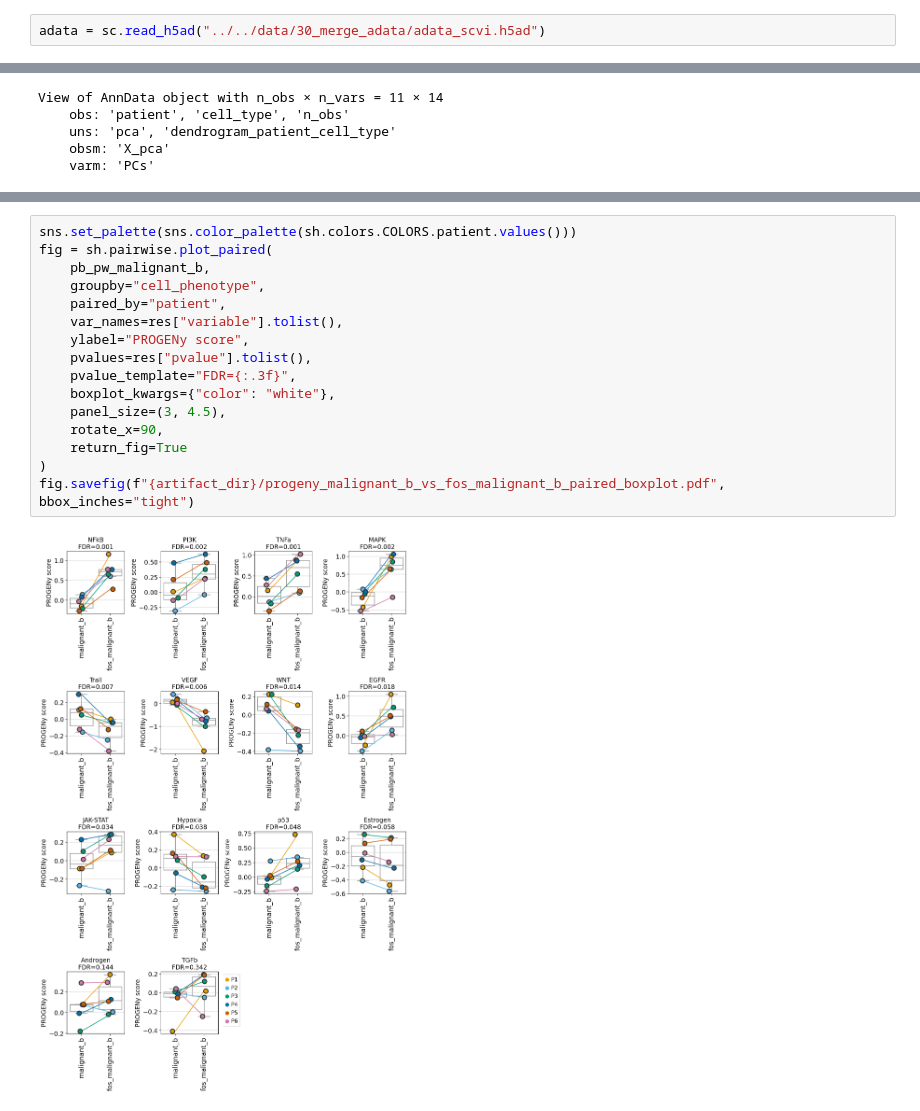
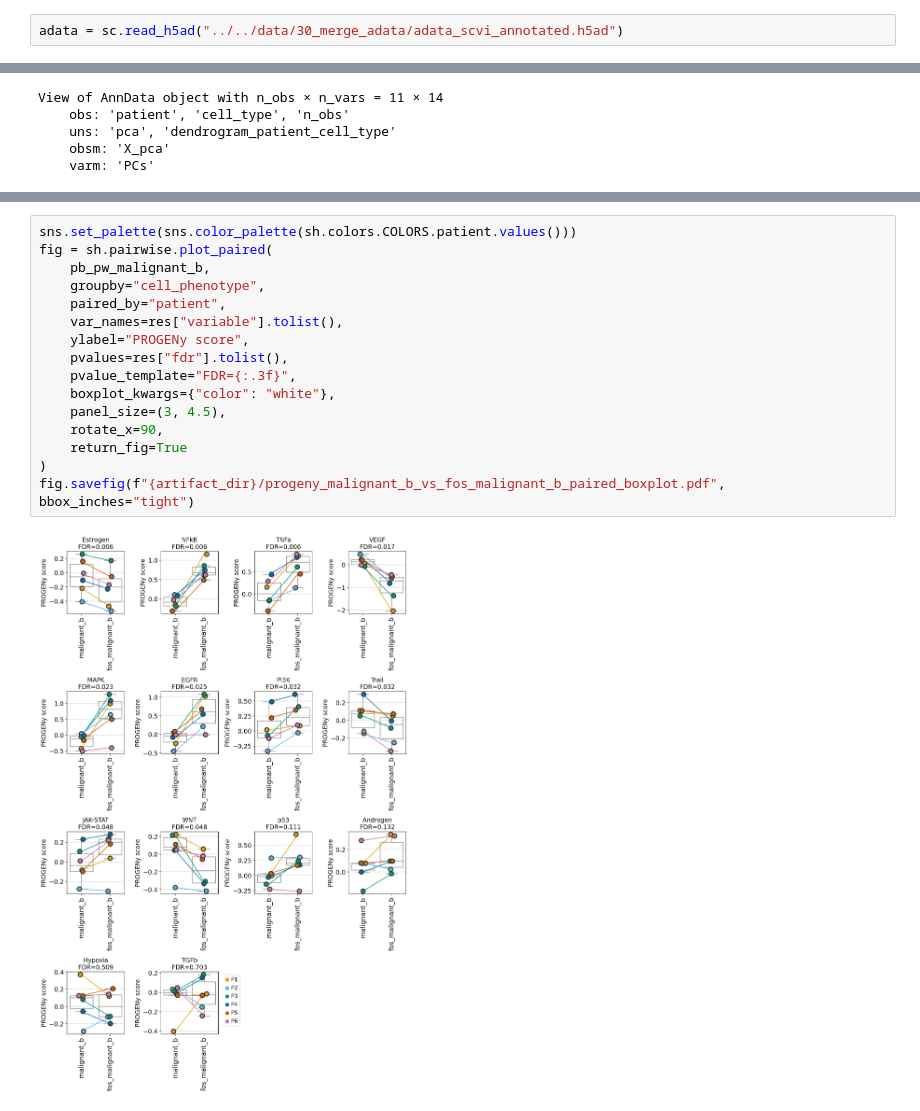
Before and after one commit to icbi-lab/hcl_atlas, a Jupyter notebook: analyses/70_downstream_analysis/73_pathway_analysis.ipynb, the cells around one changed output, grey strips where cells are left out. Drawn from its saved outputs; the diff is of its cells as text.

Commit message:
Fix downstream plots

```diff
--- a/analyses/70_downstream_analysis/73_pathway_analysis.ipynb
+++ b/analyses/70_downstream_analysis/73_pathway_analysis.ipynb
@@ -13,7 +13,7 @@ import scanpy_helpers as sh
 
 sc.set_figure_params(figsize=(4, 4))
 # %%
-adata = sc.read_h5ad("../../data/30_merge_adata/adata_scvi.h5ad")
+adata = sc.read_h5ad("../../data/30_merge_adata/adata_scvi_annotated.h5ad")
 # %%
 adata_malignant_b = sc.read_h5ad(
     "../../data/40_cluster_analysis/adata_malignant_b_cells.h5ad"
@@ -373,18 +396,18 @@ ch.display()
 # %%
 sns.set_palette(sns.color_palette(sh.colors.COLORS.patient.values()))
 fig = sh.pairwise.plot_paired(
     pb_pw_malignant_b,
     groupby="cell_phenotype",
     paired_by="patient",
     var_names=res["variable"].tolist(),
     ylabel="PROGENy score",
-    pvalues=res["pvalue"].tolist(),
+    pvalues=res["fdr"].tolist(),
     pvalue_template="FDR={:.3f}",
     boxplot_kwargs={"color": "white"},
     panel_size=(3, 4.5),
     rotate_x=90,
     return_fig=True
 )
 fig.savefig(f"{artifact_dir}/progeny_malignant_b_vs_fos_malignant_b_paired_boxplot.pdf", bbox_inches="tight")
 # %% [output]
-[figure, old version]
+[figure, new version]
```
Also changed, not shown: parts of 12 cells of this notebook, 6 other files.
